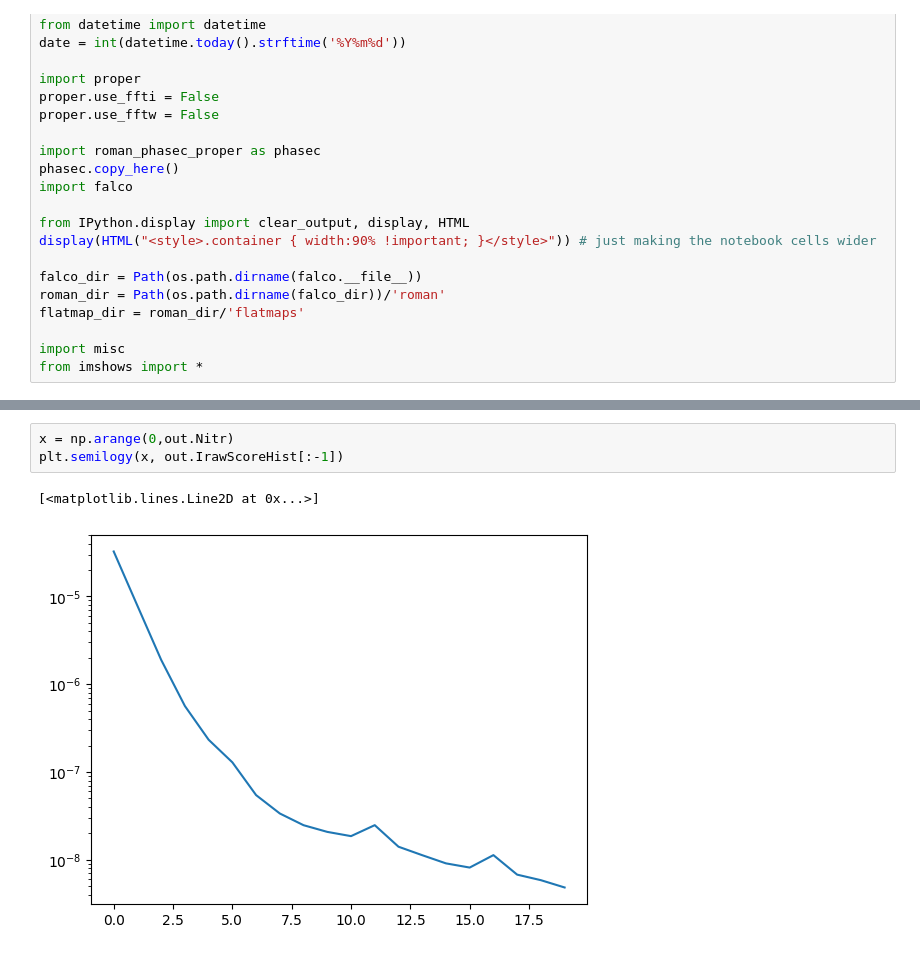
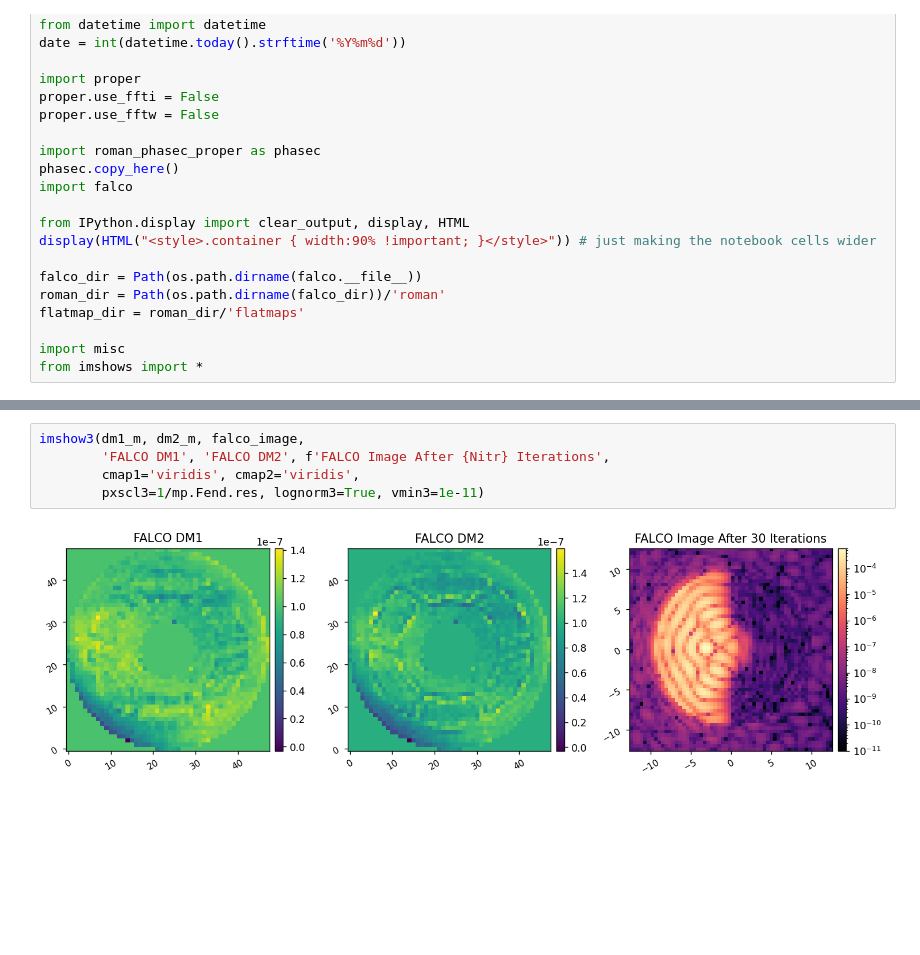
Before and after one commit to kian1377/falco-sims, a Jupyter notebook: falco_hlc_575_evaluation.ipynb, the cells around one changed output, grey strips where cells are left out. Drawn from its saved outputs; the diff is of its cells as text; blank space fills up the shorter version.

```diff
--- a/falco_hlc_575_evaluation.ipynb
+++ b/falco_hlc_575_evaluation.ipynb
@@ -61,6 +73,7 @@ print(np.mean(falco_image[mp.Fend.score.maskBool]))
-# %%
-x = np.arange(0,out.Nitr)
-plt.semilogy(x, out.IrawScoreHist[:-1])
-# %% [output]
-[<matplotlib.lines.Line2D at 0x...>]
-[figure, removed]
+# %%
+imshow3(dm1_m, dm2_m, falco_image,
+        'FALCO DM1', 'FALCO DM2', f'FALCO Image After {Nitr} Iterations',
+        cmap1='viridis', cmap2='viridis',
+        pxscl3=1/mp.Fend.res, lognorm3=True, vmin3=1e-11)
+# %% [output]
+[figure, added]
```
Also changed, not shown: parts of 8 cells of this notebook, 13 other files.
